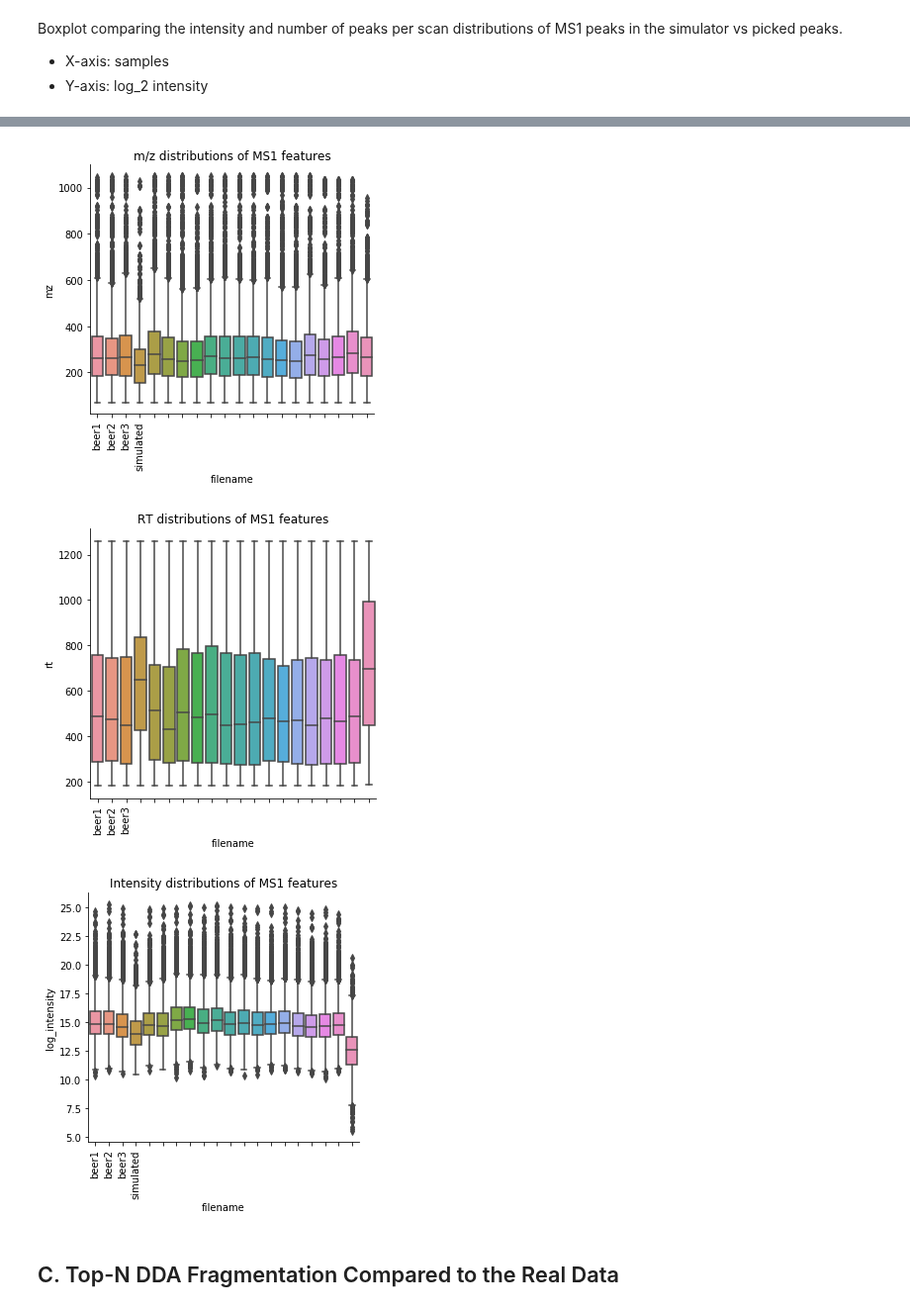
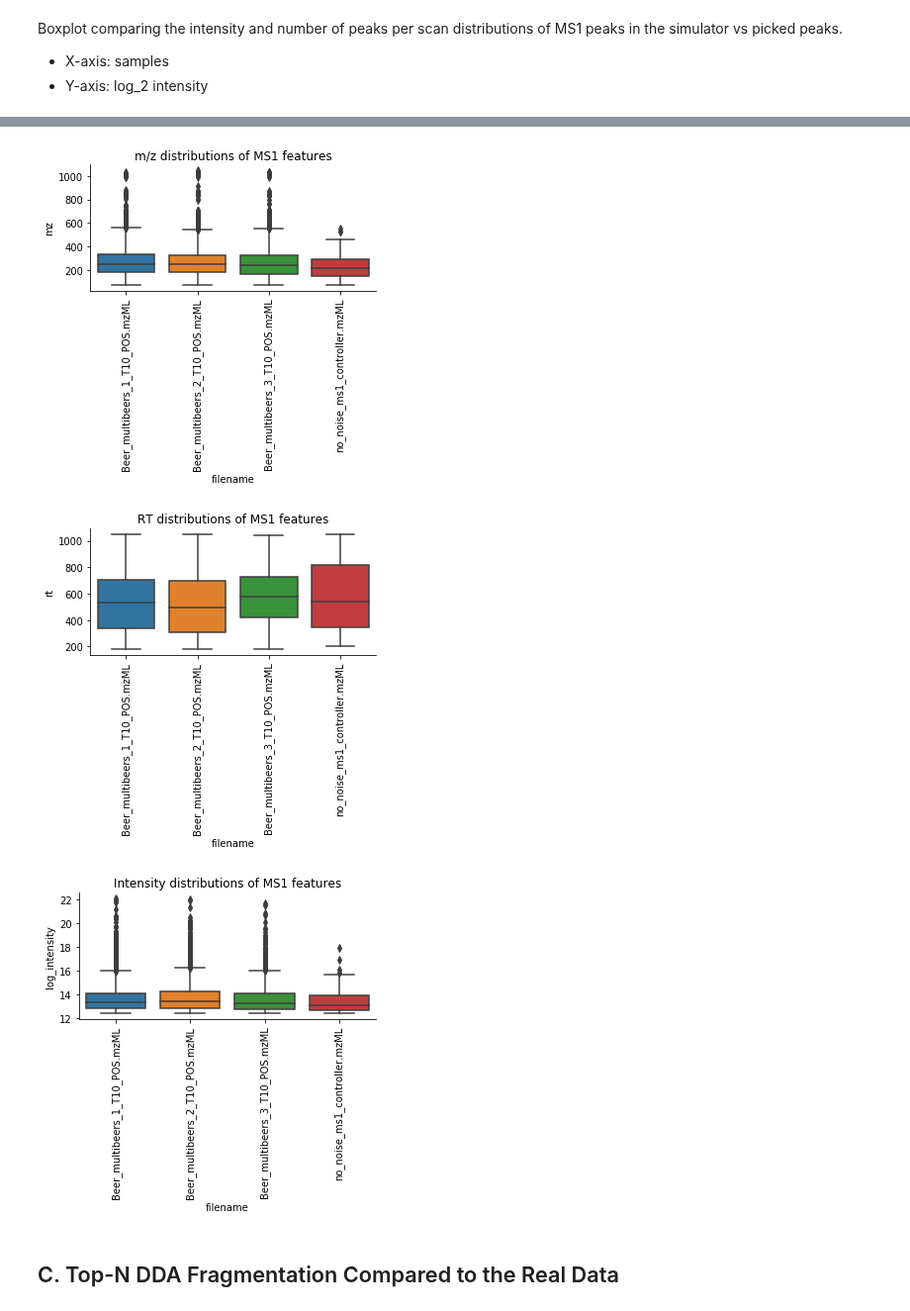
Before and after one commit to sdrogers/clms, a Jupyter notebook: Simulator/notebooks/plots_for_paper.ipynb, the cells around one changed output, grey strips where cells are left out. Shown at 99% size. Saved outputs shown, nothing was run; the diff lists cells and outputs as text; code cells hidden in the pictures.

```diff
--- a/Simulator/notebooks/plots_for_paper.ipynb
+++ b/Simulator/notebooks/plots_for_paper.ipynb
@@ -26,4 +23,3 @@ from VMSfunctions.DataGenerator import *
 from VMSfunctions.Noise import *
 # %%
 base_dir = 'C:\\Users\\joewa\\University of Glasgow\\Vinny Davies - CLDS Metabolomics Project\\'
-base_dir = 'C:\\Users\\Vinny\\OneDrive - University of Glasgow\\CLDS Metabolomics Project\\'
@@ -41,8 +39,16 @@ Boxplot comparing the intensity and number of peaks per scan distributions of MS
 - Y-axis: log_2 intensity
 # %%
 df = pd.read_csv(os.path.join(base_dir, 'Manuscript\\B. CentWave\\mzML\\extracted_peaks_ms1.csv'))
-# %%
-df['log_intensity'] = df.apply(lambda row: np.log(row['into']), axis=1)
+# %%
+min_ms1_intensity = 2.5E5
+rt_range = [(3*60, 21*60)]
+mz_range = [(0, 1050)]
+# %%
+intensity_col = 'maxo'
+df = df[(df['rt'] > rt_range[0][0]) & (df['rt'] < rt_range[0][1])]
+df = df[(df['rt'] > mz_range[0][0]) & (df['rt'] < mz_range[0][1])]
+df = df[(df[intensity_col] > min_ms1_intensity)]
+df['log_intensity'] = df.apply(lambda row: np.log(row[intensity_col]), axis=1)
 # %%
 df.head()
 # %% [output]
@@ -88,18 +79,18 @@ df = df[(df['rt'] > rt_range[0][0]) & (df['rt'] < rt_range[0][1])]
 # %%
-make_boxplot(df, 'filename', 'mz', ['beer1', 'beer2', 'beer3', 'simulated'],
+make_boxplot(df, 'filename', 'mz', None,
              'm/z distributions of MS1 features')
 # %% [output]
-[figure, old version]
+[figure, new version]
 # %%
-make_boxplot(df, 'filename', 'rt', ['beer1', 'beer2', 'beer3'],
+make_boxplot(df, 'filename', 'rt', None,
              'RT distributions of MS1 features')
 # %% [output]
-[figure, old version]
+[figure, new version]
 # %%
-make_boxplot(df, 'filename', 'log_intensity', ['beer1', 'beer2', 'beer3', 'simulated'],
+make_boxplot(df, 'filename', 'log_intensity', None,
              'Intensity distributions of MS1 features')
 # %% [output]
-[figure, old version]
+[figure, new version]
 # %% [markdown]
 ## C. Top-N DDA Fragmentation Compared to the Real Data
 # %% [markdown]
```
Also changed, not shown: parts of 12 cells of this notebook, 2 other files.
